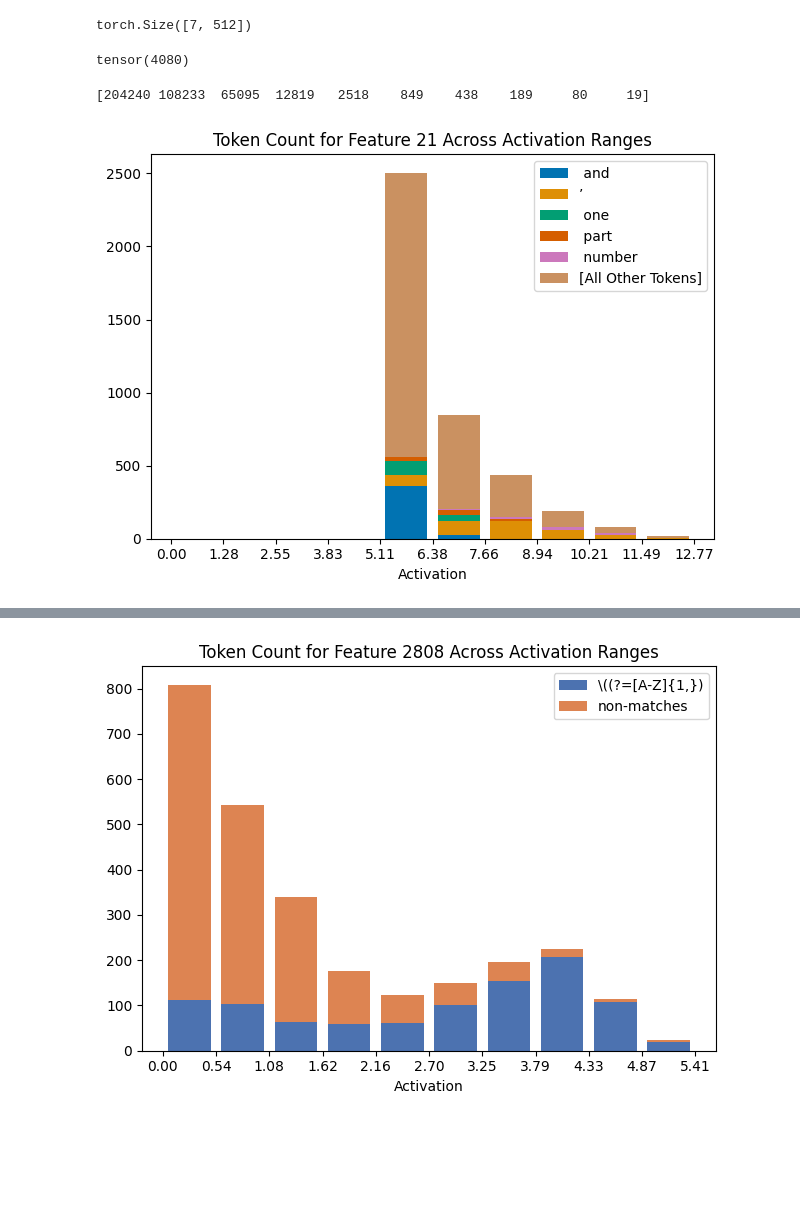
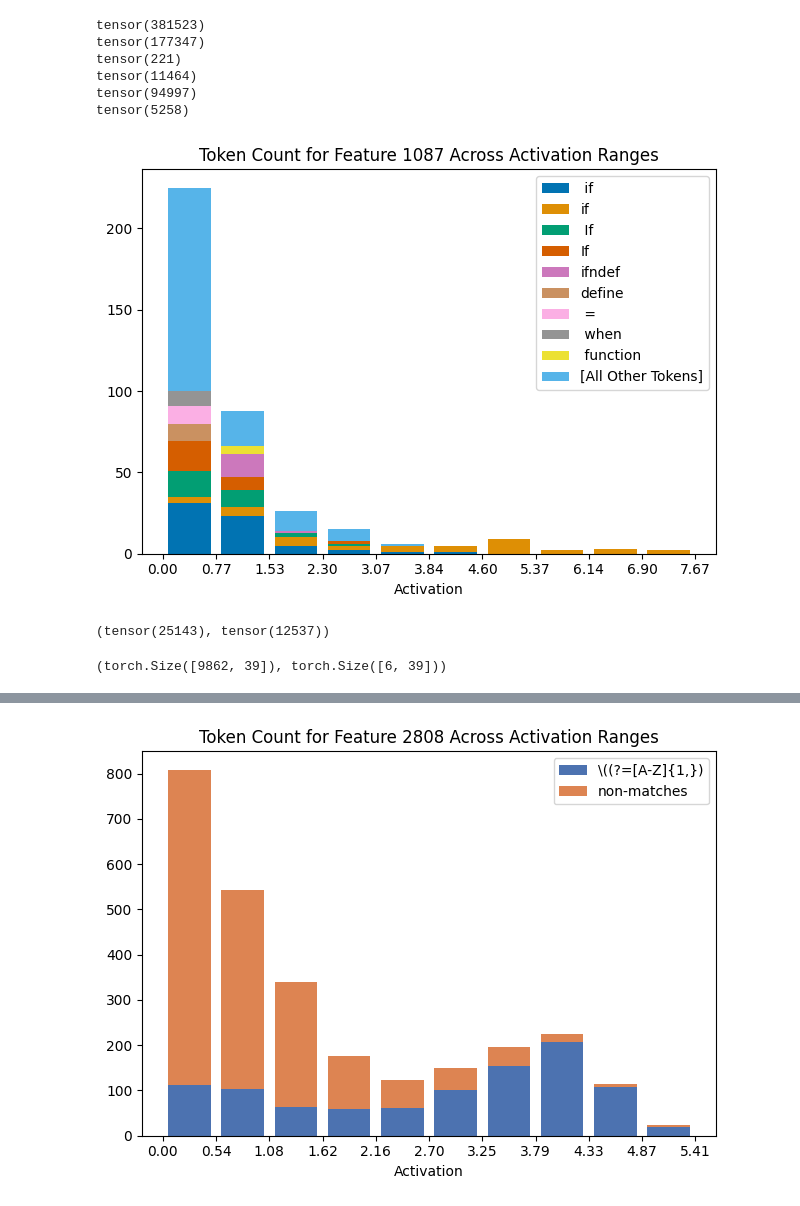
Before and after one commit to migerovitch/sparse_coding, a Jupyter notebook: case_studies.ipynb, the cells around one changed output, grey strips where cells are left out. Cells and saved outputs as stored; diff of their text form; code cells hidden in the pictures; blank space fills up the shorter version.

```diff
--- a/case_studies.ipynb
+++ b/case_studies.ipynb
@@ -197,12 +112,7 @@ datapoints = dataset.num_rows
 batch_size = 64
 neuron_activations = torch.zeros((datapoints*token_amount, neurons))
 dictionary_activations = torch.zeros((datapoints*token_amount, smaller_dict_features))
-# pca_dictionary_activations = torch.zeros((datapoints*token_amount, pca_dict.shape[0]))
-# ica_dictionary_activations = torch.zeros((datapoints*token_amount, ica_dict.shape[0]))
-# smaller_autoencoder = smaller_autoencoder.to(device)
 smaller_autoencoder.to_device(device)
-pca_topk.to_device(device)
-ica_topk.to_device(device)
 
 with torch.no_grad(), dataset.formatted_as("pt"):
     dl = DataLoader(dataset["input_ids"], batch_size=batch_size)
@@ -213,12 +123,6 @@ with torch.no_grad(), dataset.formatted_as("pt"):
         # normal dictionary
         batched_dictionary_activations = smaller_autoencoder.encode(batched_neuron_activations)
         dictionary_activations[i*batch_size*token_amount:(i+1)*batch_size*token_amount,:] = batched_dictionary_activations.cpu()
-        # pca dictionary
-        batched_pca_dictionary_activations = pca_topk.encode(batched_neuron_activations)
-        pca_dictionary_activations[i*batch_size*token_amount:(i+1)*batch_size*token_amount,:] = batched_pca_dictionary_activations.cpu()
-        # ica dictionary
-        batched_ica_dictionary_activations = ica_topk.encode(batched_neuron_activations)
-        ica_dictionary_activations[i*batch_size*token_amount:(i+1)*batch_size*token_amount,:] = batched_ica_dictionary_activations.cpu()
 # %%
 from circuitsvis.activations import text_neuron_activations
 # Get the activations for the best dict features
@@ -498,13 +402,12 @@ import matplotlib.pyplot as plt
 import seaborn as sns
 from collections import Counter
 
-def prepare_data(dictionary_activations, feature_index, num_bins=10):
-    best_feature_activations = dictionary_activations[:, feature_index]
+def prepare_data(best_feature_activations,  num_bins=10):
     min_value = torch.min(best_feature_activations)
     max_value = torch.max(best_feature_activations)
     bin_boundaries = torch.linspace(min_value, max_value, num_bins+1)
     bins = torch.bucketize(best_feature_activations, bin_boundaries)
-    return best_feature_activations, bin_boundaries, bins
+    return bin_boundaries, bins
 
 def compute_bar_positions(bin_boundaries):
     barWidth = (bin_boundaries[1] - bin_boundaries[0]) * 0.8
@@ -554,7 +457,9 @@ def process_data_type2(bins, dataset, num_bins, masks):
                 non_matched_all_tokens.append(dataset[md]["input_ids"][:s_ind+1])
     return regex_matches_vs_nonmatches, all_non_matched_tokens
 
-def plot_data_type1(r, barWidth, bin_boundaries, data, model):
+def plot_data_type1(r, barWidth, bin_boundaries, data):
+    import matplotlib.font_manager as fm
+    fprop = fm.FontProperties(fname='NotoSansCJKtc-Regular.otf')
     token_dict, misc_count, max_tokens, max_text = data
     colors = sns.color_palette('colorblind', len(max_tokens) + 1)
     running_sum = np.zeros(len(bin_boundaries) - 1)
@@ -590,7 +495,7 @@ def plot_data_type2(r, barWidth, bin_boundaries, data, regex_pattern):
 
 import numpy as np
 
-def generate_masks(dataset, model, feature_index, token_amount, regex_pattern, extra_token_amount=2):
+def generate_masks(dataset, model, token_amount, regex_pattern, extra_token_amount=2, remove_first_token=False):
     """
     Generates masks based on a regex pattern.
 
@@ -621,8 +526,9 @@ def generate_masks(dataset, model, feature_index, token_amount, regex_pattern, e
             if end > token_amount:
                 end = token_amount
             mask[start:end] = 1
+        if remove_first_token: # If we're doing the output, we never predict the first token
+            mask[0] = 0
         masks.append(mask)
-
     return masks
 # %%
 # Feature Search
@@ -672,17 +557,0 @@ Reverse Neuron_ids [21, 78, 126, 450, 240, 423, 255, 300, 30, 160]
-# %%
-neuron_act_batch.squeeze().shape
-# %% [output]
-torch.Size([7, 512])
-# %%
-neuron_activations[:, 21]
-just_negative = neuron_activations[:, :21+1].clone()
-just_negative[just_negative > -5.11] = 0
-# just_negative[just_negative > -0] = 0
-just_negative[:, 21].count_nonzero()
-# %% [output]
-tensor(4080)
-# %%
-counts, _ = np.histogram(just_negative[:,21].abs(), bins=bin_boundaries)
-print(counts)
-# %% [output]
-[204240 108233  65095  12819   2518    849    438    189     80     19]
@@ -691,22 +558,32 @@ just_negative = just_negative.abs()
+# %%
+for feature_ind in range(6):
+    print(dictionary_activations[:,i[feature_ind].item()].count_nonzero())
+# %% [output]
+tensor(381523)
+tensor(177347)
+tensor(221)
+tensor(11464)
+tensor(94997)
+tensor(5258)
 # %%
 # Token level
-# feature_index = 1764 # dictionary
+feature_index = 1087 # dictionary 858, 101
 # feature_index = 513 # PCA
 # feature_index = 966 # ICA
-feature_index = 21 # neuron
+# feature_index = 21 # neuron
 num_bins=10
-# activations, bin_boundaries, bins = prepare_data(dictionary_activations, feature_index)
+bin_boundaries, bins = prepare_data(dictionary_activations[:, feature_index])
 # activations, bin_boundaries, bins = prepare_data(pca_dictionary_activations, feature_index)
-activations, bin_boundaries, bins = prepare_data(just_negative, feature_index)
+# bin_boundaries, bins = prepare_data(just_negative[:, feature_index])
 r, barWidth = compute_bar_positions(bin_boundaries)
 title = f"Token Count for Feature {feature_index} Neuron Basis"
-data1 = process_data_type1(bins, dataset, num_bins, num_unique_tokens=5, model=model)
+data1 = process_data_type1(bins, dataset, num_bins, num_unique_tokens=9, model=model)
 # counts, _ = np.histogram(just_negative[:,feature_index].abs(), bins=bin_boundaries)
 
 # # `counts` now holds the number of activations in each bin defined by bin_boundaries.
-all_variables = (r, barWidth, bin_boundaries, data1,title, counts)
-with open(f"images/neuron_basis_21.pkl", 'wb') as f:
-    pickle.dump(all_variables, f)
-plot_data_type1(r, barWidth, bin_boundaries, data1, model)
+all_variables = (r, barWidth, bin_boundaries, data1,title)
+# with open(f"images/if_feature.pkl", 'wb') as f:
+#     pickle.dump(all_variables, f)
+plot_data_type1(r, barWidth, bin_boundaries, data1)
 # %% [output]
-[figure, old version]
+[figure, new version]
@@ -712,0 +649,8 @@ plot_data_type1(r, barWidth, bin_boundaries, data1, model)
+# %%
+ablated_dictionary_activations.count_nonzero(), (ablated_dictionary_activations < 0).count_nonzero()
+# %% [output]
+(tensor(25143), tensor(12537))
+# %%
+ablated_dictionary_activations.shape, correct_logit_diff.shape
+# %% [output]
+(torch.Size([9862, 39]), torch.Size([6, 39]))
```
Also changed, not shown: parts of 18 cells of this notebook, 23 other files.
